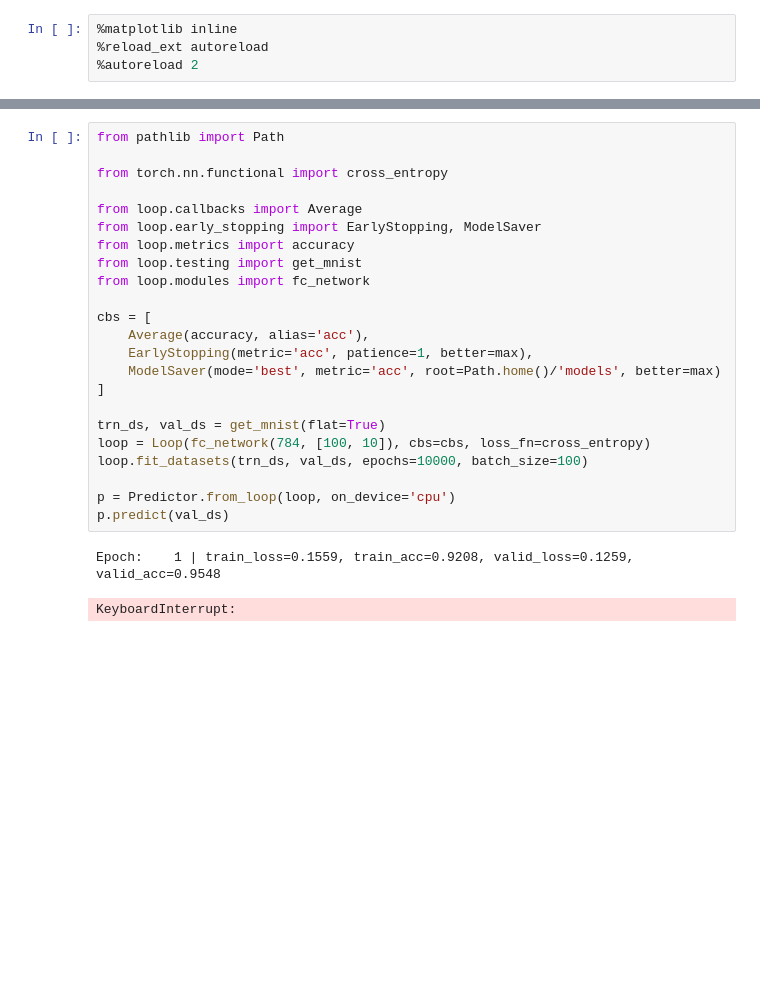
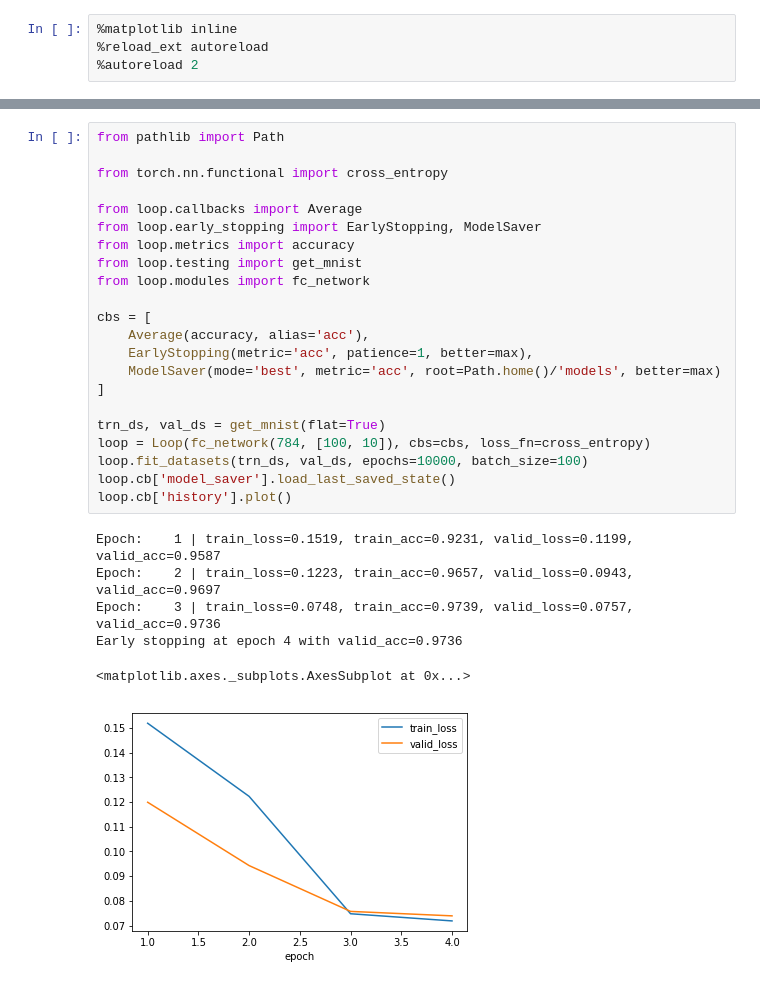
Before and after one commit to devforfu/loop, a Jupyter notebook: dev/03c_predictions.ipynb, the cells around one changed output, grey strips where cells are left out. Cells and saved outputs as stored; diff of their text form; blank space fills up the shorter version.

Commit message:
Convenience wrappers for predictions

```diff
--- a/dev/03c_predictions.ipynb
+++ b/dev/03c_predictions.ipynb
@@ -77,26 +99,29 @@ class ImageClassifier(Predictor):
 # %%
 from pathlib import Path
 
 from torch.nn.functional import cross_entropy
 
 from loop.callbacks import Average
 from loop.early_stopping import EarlyStopping, ModelSaver
 from loop.metrics import accuracy
 from loop.testing import get_mnist
 from loop.modules import fc_network
 
 cbs = [
     Average(accuracy, alias='acc'),
     EarlyStopping(metric='acc', patience=1, better=max),
     ModelSaver(mode='best', metric='acc', root=Path.home()/'models', better=max)
 ]
 
 trn_ds, val_ds = get_mnist(flat=True)
 loop = Loop(fc_network(784, [100, 10]), cbs=cbs, loss_fn=cross_entropy)
 loop.fit_datasets(trn_ds, val_ds, epochs=10000, batch_size=100)
-
-p = Predictor.from_loop(loop, on_device='cpu')
-p.predict(val_ds)
+loop.cb['model_saver'].load_last_saved_state()
+loop.cb['history'].plot()
 # %% [output]
-Epoch:    1 | train_loss=0.1559, train_acc=0.9208, valid_loss=0.1259, valid_acc=0.9548
+Epoch:    1 | train_loss=0.1519, train_acc=0.9231, valid_loss=0.1199, valid_acc=0.9587
+Epoch:    2 | train_loss=0.1223, train_acc=0.9657, valid_loss=0.0943, valid_acc=0.9697
+Epoch:    3 | train_loss=0.0748, train_acc=0.9739, valid_loss=0.0757, valid_acc=0.9736
+Early stopping at epoch 4 with valid_acc=0.9736
-KeyboardInterrupt:
+<matplotlib.axes._subplots.AxesSubplot at 0x...>
+[figure, added]
```
Also changed, not shown: parts of 9 cells of this notebook, 3 other files.
